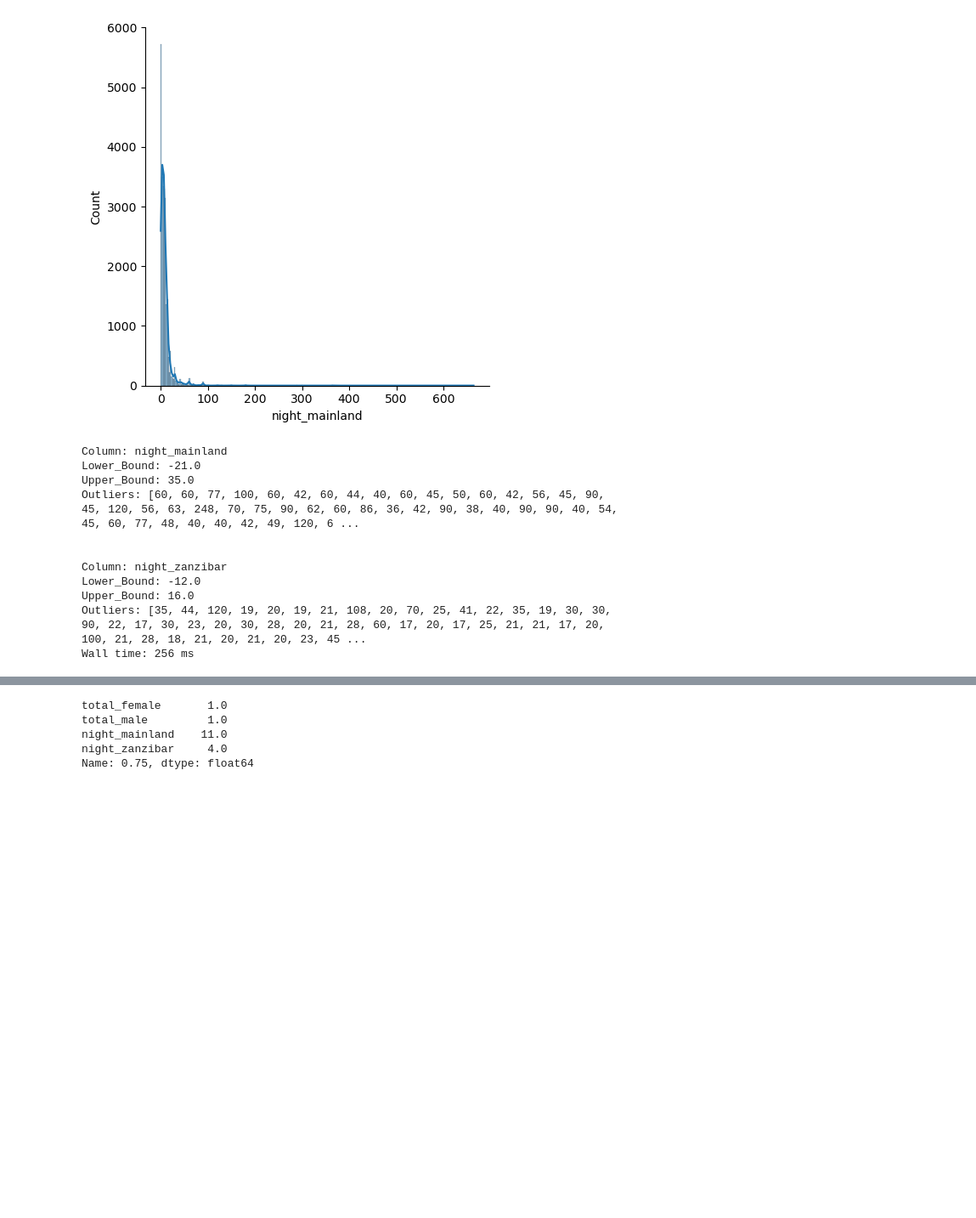
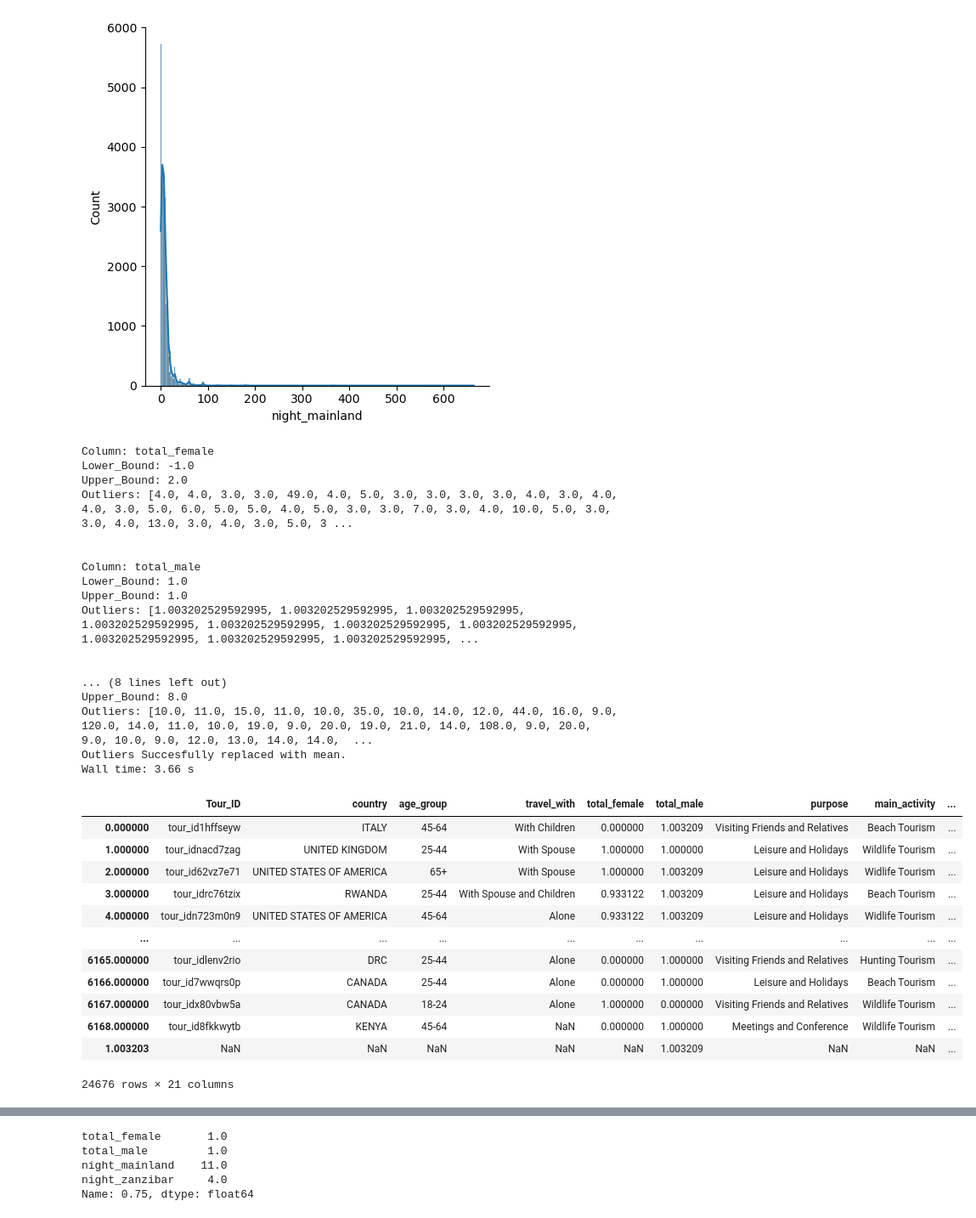
Before and after one commit to Njaramba-Riri/expenditure-prediction, a Jupyter notebook: Models/Feature_Eng.ipynb, the cells around one changed output, grey strips where cells are left out. Shown: that part at 85% size. Drawn from its saved outputs; the diff is of its cells as text; code cells hidden in the pictures; blank space fills up the shorter version.

```diff
--- a/Models/Feature_Eng.ipynb
+++ b/Models/Feature_Eng.ipynb
@@ -330,8 +306,8 @@ sns.displot(full['night_mainland'], bins=300, kde=True);
 # %% [output]
 [figure]
 # %%
-def check_outliers(data, factor=3):
-    for col in data.select_dtypes('int64', 'float64').columns:
+def check_outliers(data, factor=5, strategy='mean', inplace=True):
+    for col in data.select_dtypes(include=['int64', 'float64']).columns:
         lower_qtl = data[col].quantile(0.25)
         upper_qtl=data[col].quantile(0.75)
         iqr=(upper_qtl-lower_qtl)
@@ -342,19 +318,53 @@ def check_outliers(data, factor=3):
         for x in data[col]:
             if ((x > u_bound) or (x  < l_bound)):
                 outliers.append(x)
+
+        if strategy == 'mean':
+            replacement = data[col].mean()
+        elif strategy == 'median':
+            replacement = data[col].median()
+        elif strategy == 'mode':
+            replacement = data[col].mode()[0]
+
+        for idx in outliers:
+            data.loc[idx,col]=replacement
+
         print(f"\n\nColumn: {col}\nLower_Bound: {l_bound}\nUpper_Bound: {u_bound}\nOutliers: {outliers}")
+
+    print(f"Outliers Succesfully replaced with {strategy}.")
+    return data
 # %%
 %%time
-check_outliers(full)
+
+check_outliers(full,factor=1, strategy='mean', inplace=True)
 # %% [output]
-Column: night_mainland
-Lower_Bound: -21.0
-Upper_Bound: 35.0
-Outliers: [60, 60, 77, 100, 60, 42, 60, 44, 40, 60, 45, 50, 60, 42, 56, 45, 90, 45, 120, 56, 63, 248, 70, 75, 90, 62, 60, 86, 36, 42, 90, 38, 40, 90, 90, 40, 54, 45, 60, 77, 48, 40, 40, 42, 49, 120, 6 ...
+Column: total_female
+Lower_Bound: -1.0
+Upper_Bound: 2.0
+Outliers: [4.0, 4.0, 3.0, 3.0, 49.0, 4.0, 5.0, 3.0, 3.0, 3.0, 3.0, 4.0, 3.0, 4.0, 4.0, 3.0, 5.0, 6.0, 5.0, 5.0, 4.0, 5.0, 3.0, 3.0, 7.0, 3.0, 4.0, 10.0, 5.0, 3.0, 3.0, 4.0, 13.0, 3.0, 4.0, 3.0, 5.0, 3 ...
 
 
-Column: night_zanzibar
-Lower_Bound: -12.0
-Upper_Bound: 16.0
-Outliers: [35, 44, 120, 19, 20, 19, 21, 108, 20, 70, 25, 41, 22, 35, 19, 30, 30, 90, 22, 17, 30, 23, 20, 30, 28, 20, 21, 28, 60, 17, 20, 17, 25, 21, 21, 17, 20, 100, 21, 28, 18, 21, 20, 21, 20, 23, 45 ...
-Wall time: 256 ms
+Column: total_male
+Lower_Bound: 1.0
+Upper_Bound: 1.0
+Outliers: [1.003202529592995, 1.003202529592995, 1.003202529592995, 1.003202529592995, 1.003202529592995, 1.003202529592995, 1.003202529592995, 1.003202529592995, 1.003202529592995, 1.003202529592995, ...
+
+
+... (8 lines left out)
+Upper_Bound: 8.0
+Outliers: [10.0, 11.0, 15.0, 11.0, 10.0, 35.0, 10.0, 14.0, 12.0, 44.0, 16.0, 9.0, 120.0, 14.0, 11.0, 10.0, 19.0, 9.0, 20.0, 19.0, 21.0, 14.0, 108.0, 9.0, 20.0, 9.0, 10.0, 9.0, 12.0, 13.0, 14.0, 14.0,  ...
+Outliers Succesfully replaced with mean.
+Wall time: 3.66 s
+|  | Tour_ID | country | age_group | travel_with | total_female | total_male | purpose | main_activity | ... |
+| 0.000000 | tour_id1hffseyw | ITALY | 45-64 | With Children | 0.000000 | 1.003209 | Visiting Friends and Relatives | Beach Tourism | ... |
+| 1.000000 | tour_idnacd7zag | UNITED KINGDOM | 25-44 | With Spouse | 1.000000 | 1.000000 | Leisure and Holidays | Wildlife Tourism | ... |
+| 2.000000 | tour_id62vz7e71 | UNITED STATES OF AMERICA | 65+ | With Spouse | 1.000000 | 1.003209 | Leisure and Holidays | Widlife Tourism | ... |
+| 3.000000 | tour_idrc76tzix | RWANDA | 25-44 | With Spouse and Children | 0.933122 | 1.003209 | Leisure and Holidays | Beach Tourism | ... |
+| 4.000000 | tour_idn723m0n9 | UNITED STATES OF AMERICA | 45-64 | Alone | 0.933122 | 1.003209 | Leisure and Holidays | Widlife Tourism | ... |
+| ... | ... | ... | ... | ... | ... | ... | ... | ... | ... |
+| 6165.000000 | tour_idlenv2rio | DRC | 25-44 | Alone | 0.000000 | 1.000000 | Visiting Friends and Relatives | Hunting Tourism | ... |
+| 6166.000000 | tour_id7wwqrs0p | CANADA | 25-44 | Alone | 0.000000 | 1.000000 | Leisure and Holidays | Beach Tourism | ... |
+| 6167.000000 | tour_idx80vbw5a | CANADA | 18-24 | Alone | 1.000000 | 0.000000 | Visiting Friends and Relatives | Wildlife Tourism | ... |
+| 6168.000000 | tour_id8fkkwytb | KENYA | 45-64 | NaN | 0.000000 | 1.000000 | Meetings and Conference | Wildlife Tourism | ... |
+| 1.003203 | NaN | NaN | NaN | NaN | NaN | 1.003209 | NaN | NaN | ... |
+24676 rows × 21 columns
```
Also changed, not shown: parts of 6 cells of this notebook.
